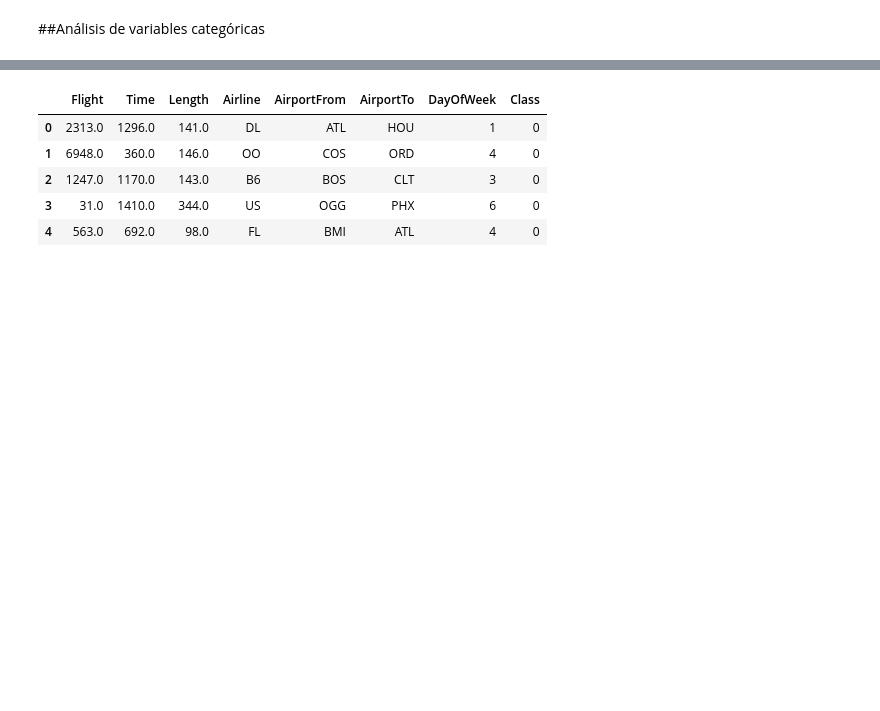
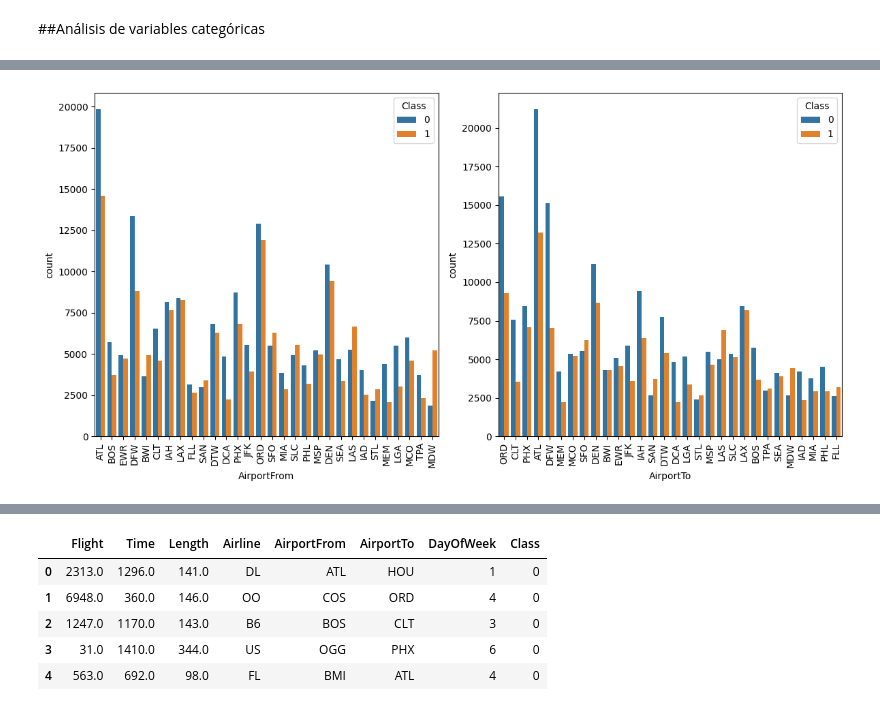
Before and after one commit to jadercaro/ModelosYSimulacion, a Jupyter notebook: onTimeAI.ipynb, the cells around one changed output, grey strips where cells are left out. Saved outputs shown, nothing was run; the diff lists cells and outputs as text; code cells hidden in the pictures; blank space fills up the shorter version.

```diff
--- a/onTimeAI.ipynb
+++ b/onTimeAI.ipynb
@@ -91,0 +142,21 @@ for bin_,i in zip(plot.patches,cm):
+# %%
+# Frecuencia de AirportFrom
+frecuencia_af = airlines_delay['AirportFrom'].value_counts()
+categorias_af = frecuencia_af[frecuencia_af > 5000].index.tolist()
+
+# Frecuencia de AirportTo
+frecuencia_at = airlines_delay['AirportTo'].value_counts()
+categorias_at = frecuencia_at[frecuencia_at > 5000].index.tolist()
+
+# Graficar sólo las categorías con frecuencia > 5000
+fig, axs = plt.subplots(ncols=2, nrows=1, figsize=(12, 6))
+
+sns.countplot(x='AirportFrom', hue='Class', data=airlines_delay[airlines_delay['AirportFrom'].isin(categorias_af)], ax=axs[0])
+axs[0].tick_params(axis='x', rotation=90)
+sns.countplot(x='AirportTo', hue='Class', data=airlines_delay[airlines_delay['AirportTo'].isin(categorias_at)], ax=axs[1])
+axs[1].tick_params(axis='x', rotation=90)
+
+plt.tight_layout()
+plt.show()
+# %% [output]
+[figure, added]
```
Also changed, not shown: parts of 108 cells of this notebook.
